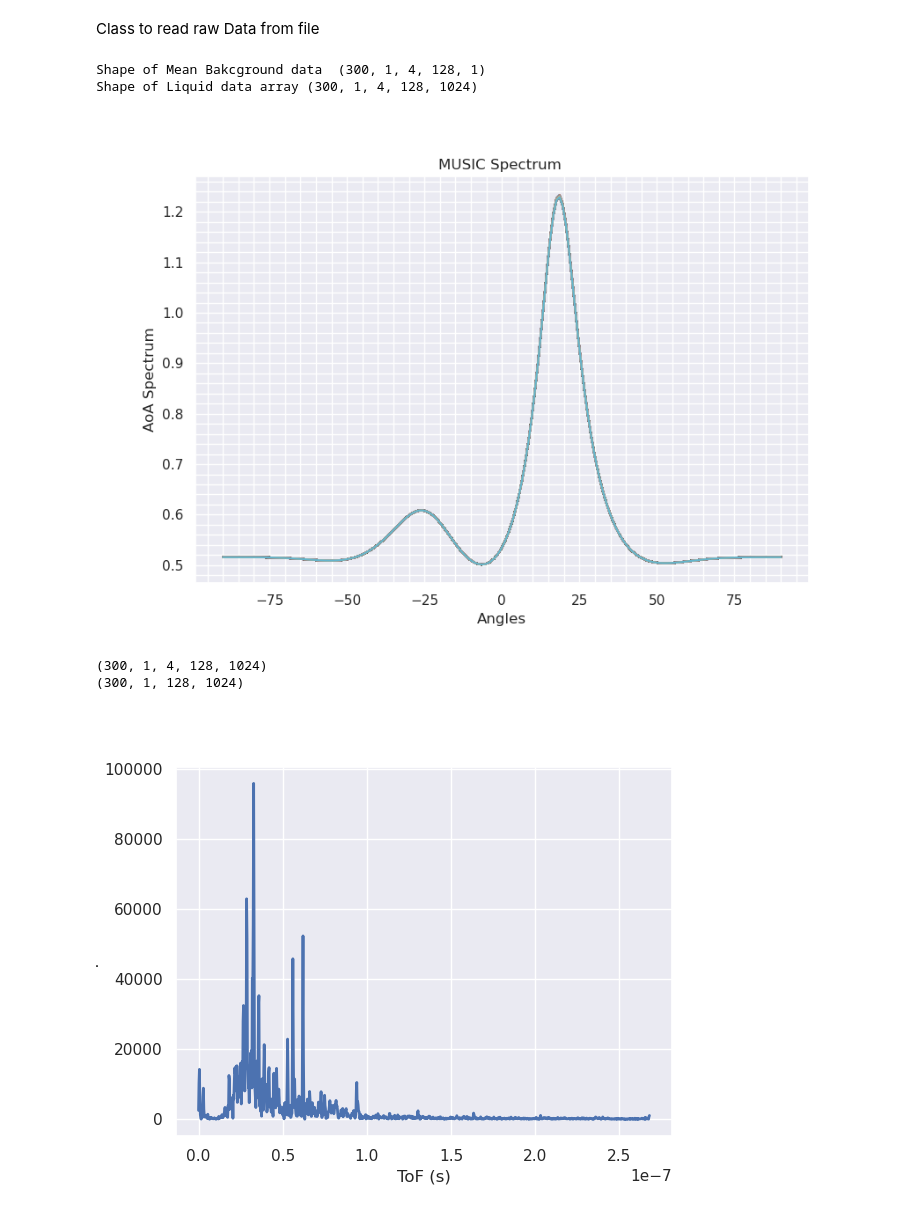
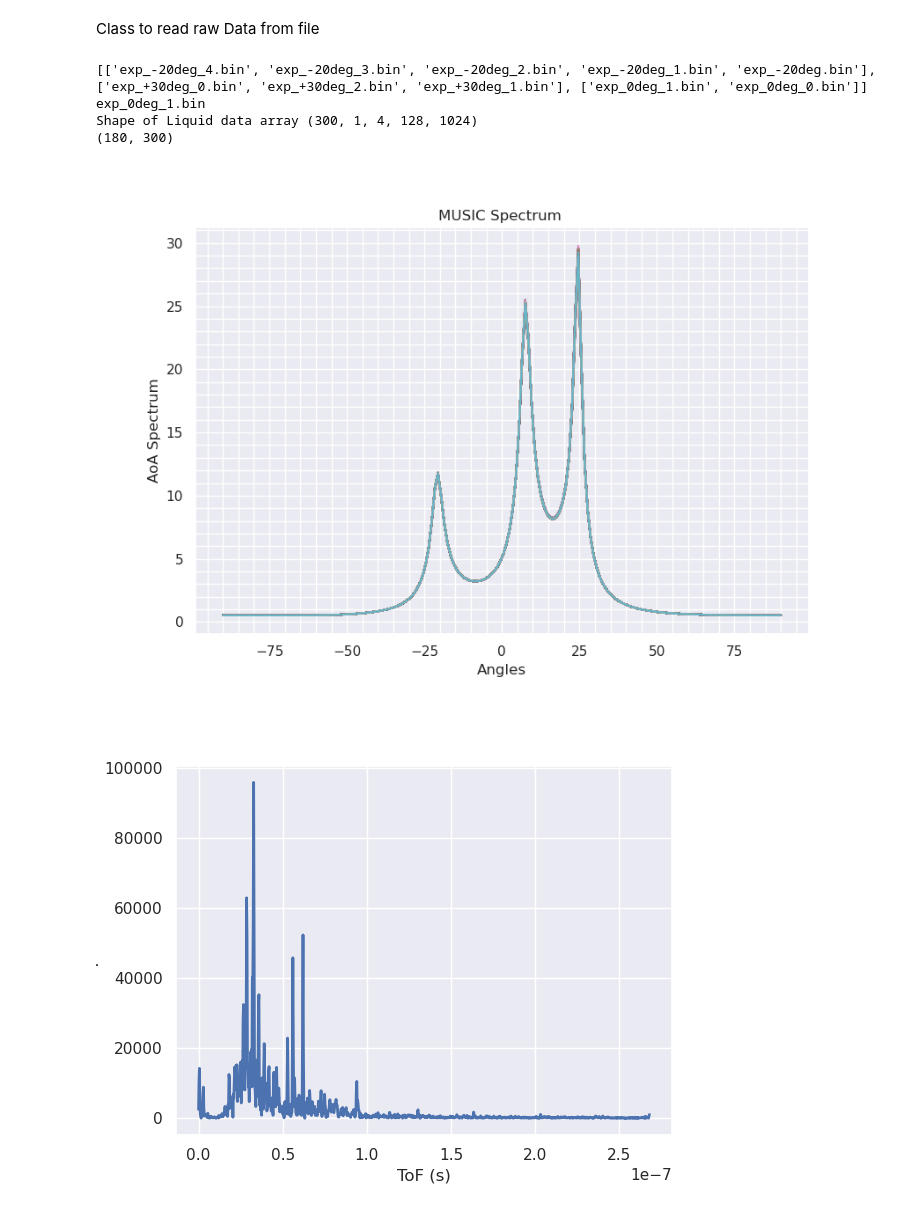
Before and after one commit to Muaz231/FluID-Python, a Jupyter notebook: FluidID_clean.ipynb, the cells around one changed output. Saved outputs shown, nothing was run; the diff lists cells and outputs as text; code cells hidden in the pictures.

```diff
--- a/FluidID_clean.ipynb
+++ b/FluidID_clean.ipynb
@@ -326,13 +327,14 @@ def CombineChirp(framedata):
 # TO-DO : AoA for previous captured data (e.g. for water-data)
 
 # 1) Code chunk for importing file names and sorting them based on different liquids
-filepath = "/home/muaz/Documents/Muaz_Git_Repo/LabExp_6April_1024samplesperchirp/"
+filepath = "/home/muaz/Documents/Muaz_Git_Repo/LabExp_19Apr_AoA/"
 fpath = os.listdir(filepath)
 
 framecfg = FrameConfig()
 
 # extension = ".bin"
-liquids = ["no-liquid","water","vinegar","oil","baking-soda","saline"]
+# liquids = ["no-liquid","water","vinegar","oil","baking-soda","saline"]
+liquids = ["exp_-20deg","exp_+30deg","exp_0deg"]
 # liquids = [s + extension for s in liquids]
 
 liq_files = []
@@ -344,61 +346,66 @@ for liq in liquids:
             temp_ind.append(files)
     liq_files.append(temp_ind)
 
+# Print liq_files names
+print(liq_files)
+
 # 2) Import specific data filepaths (e.g. water-1.bin data)
-data = liq_files[liquids.index("baking-soda")][1]
-bk_data = liq_files[liquids.index("no-liquid")][0]
+data = liq_files[liquids.index("exp_0deg")][0]
+print(data)
+# bk_data = liq_files[liquids.index("no-liquid")][0]
 
-# 3) Read background data file
-bk_data = RearrangeChirps(ReadBinFile(filepath+bk_data))
-bk_data = np.mean(bk_data,axis=(1,4),keepdims=True) # Dimensions (1,4) represent averaging chirp data across the tx and all chirps
-print("Shape of Mean Bakcground data ", bk_data.shape)
+# # 3) Read background data file
+# bk_data = RearrangeChirps(ReadBinFile(filepath+bk_data))
+# bk_data = np.mean(bk_data,axis=(1,4),keepdims=True) # Dimensions (1,4) represent averaging chirp data across the tx and all chirps
+# print("Shape of Mean Bakcground data ", bk_data.shape)
 
 
 # 4) Read liquid data
 data = RearrangeChirps(ReadBinFile(filepath + data))
-data = data - bk_data # Background Static Clutter
+data = data # Background Static Clutter
 print("Shape of Liquid data array", data.shape)
 
 # 5) Loop through all the frames to estimate the AoA
 aoa_spectrum = np.zeros(shape = (180, data.shape[0]))
 
 for frm in range(data.shape[0]):
     frame_data = np.squeeze(data[frm,:,:,:,:])
 
     # 6) Calculate AoA for each frame now
-    Nsources = 1 # Number of targets
+    Nsources = 3 # Number of targets
     P_spectrum = MUSIC(frame_data,Nsources,cfg.NUM_RX,3e8/(cfg.START_FREQ*1e9))
 
     # 7) Save the spectrum in the array
     aoa_spectrum[:,frm] = P_spectrum
 
+print(aoa_spectrum.shape)
 # 8) Plot Aoa Spectrum for all the frames
 Angles = np.linspace(-90,90,180)
 fig_aoa = plt.figure("AoA Spectrum", figsize=(9,6))
 fig_aoa.clear()
 # ax = fig_aoa.add_subplot(1,1,1)
 plt.plot(Angles, aoa_spectrum)
 plt.xlabel("Angles")
 plt.ylabel("AoA Spectrum")
 plt.title("MUSIC Spectrum ")
 mplcursors.cursor(multiple=True)
 plt.minorticks_on()
 plt.grid(True, which="both")
 plt.show()
 
-# 9) Compensated IF chirp samples
-data_cmp = AoA_Compensation(data,Nsources,cfg.NUM_RX,[0.35,0.70])
-print(data_cmp.shape)
+# # 9) Compensated IF chirp samples
+# data_cmp = AoA_Compensation(data,Nsources,cfg.NUM_RX,[0.35,0.70])
+# print(data_cmp.shape)
 
-# 10) Combine Chirps after AoA compensating
-data_cmp = CombineChirp(data_cmp)
-print(data_cmp.shape)
+# # 10) Combine Chirps after AoA compensating
+# data_cmp = CombineChirp(data_cmp)
+# print(data_cmp.shape)
 # %% [output]
-Shape of Mean Bakcground data  (300, 1, 4, 128, 1)
+[['exp_-20deg_4.bin', 'exp_-20deg_3.bin', 'exp_-20deg_2.bin', 'exp_-20deg_1.bin', 'exp_-20deg.bin'], ['exp_+30deg_0.bin', 'exp_+30deg_2.bin', 'exp_+30deg_1.bin'], ['exp_0deg_1.bin', 'exp_0deg_0.bin']]
+exp_0deg_1.bin
 Shape of Liquid data array (300, 1, 4, 128, 1024)
+(180, 300)
-[figure, old version]
+[figure, new version]
-(300, 1, 4, 128, 1024)
-(300, 1, 128, 1024)
 # %%
 # plt.figure("Range-FFT",figsize=(9,6))
 for frm in range(data.shape[0]):
```
Also changed, not shown: parts of 1 cell of this notebook.
